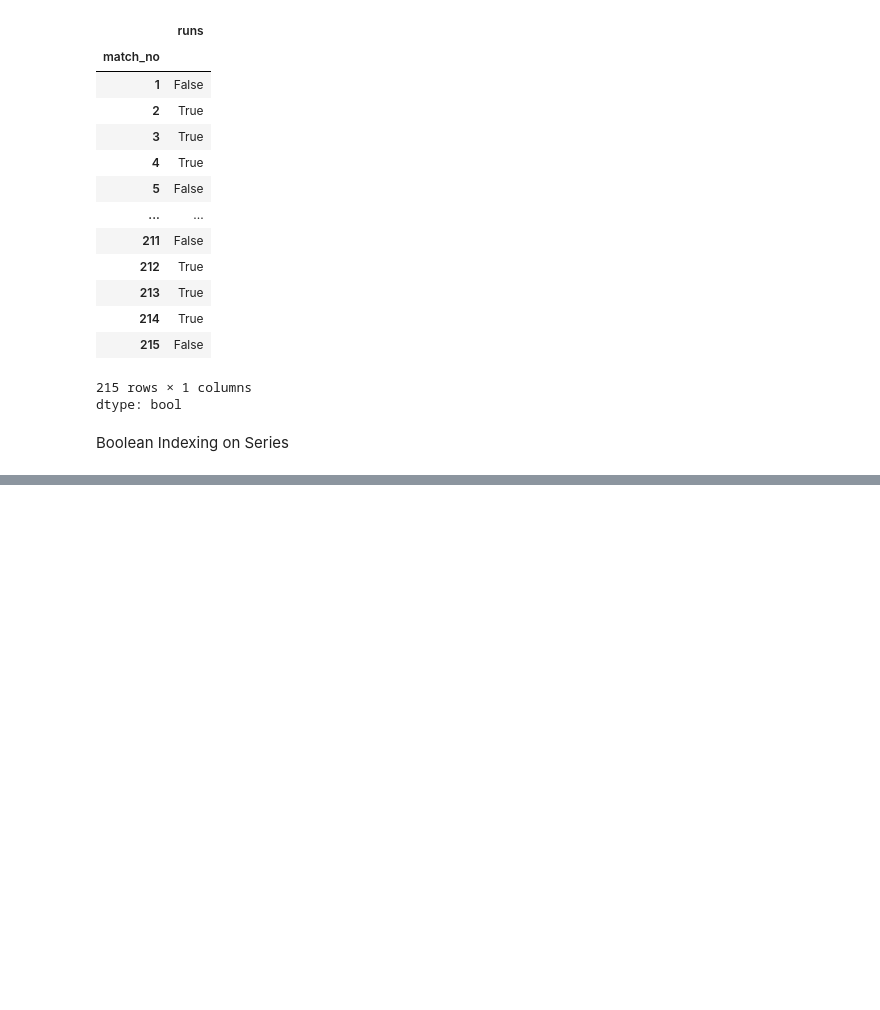
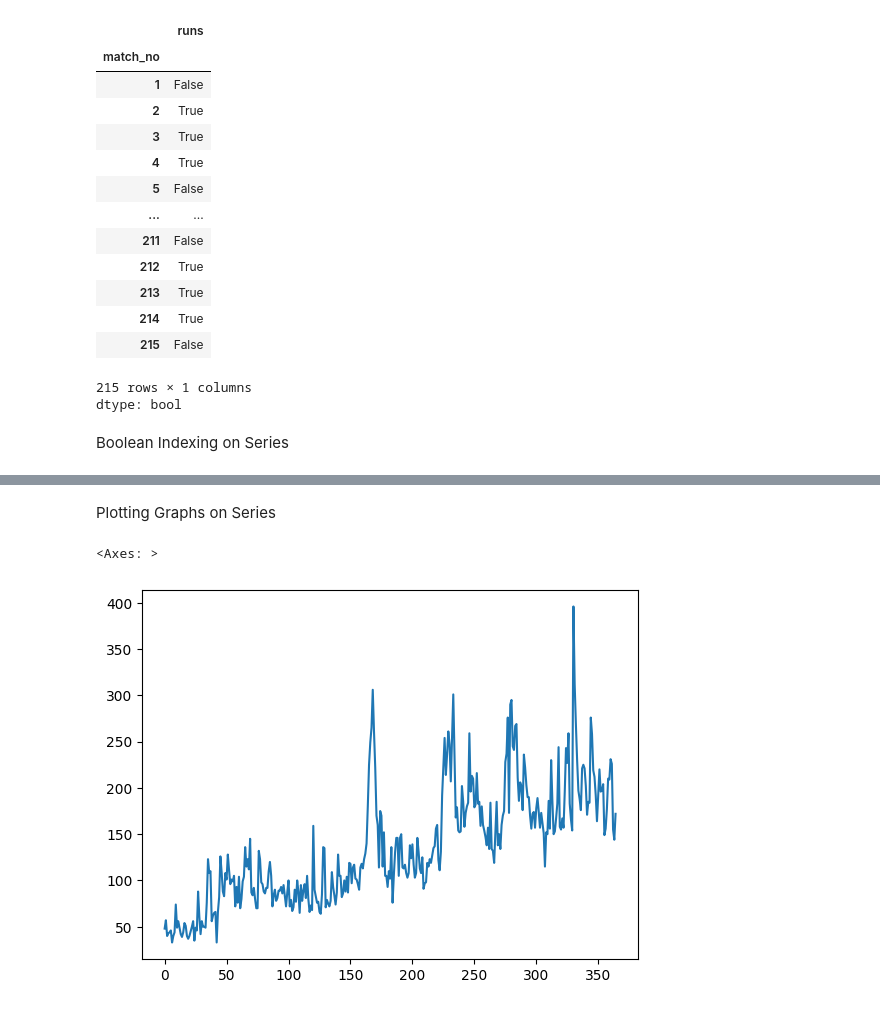
Before and after one commit to Tdeflash12/AI-ML, a Jupyter notebook: pandas.ipynb, the cells around one changed output, grey strips where cells are left out. Cells and saved outputs as stored; diff of their text form; code cells hidden in the pictures; blank space fills up the shorter version.

```diff
--- a/pandas.ipynb
+++ b/pandas.ipynb
@@ -657,0 +711,7 @@ Boolean Indexing on Series
+# %% [markdown]
+Plotting Graphs on Series
+# %%
+subs.plot()
+# %% [output]
+<Axes: >
+[figure, added]
```
Also changed, not shown: parts of 7 cells of this notebook.
